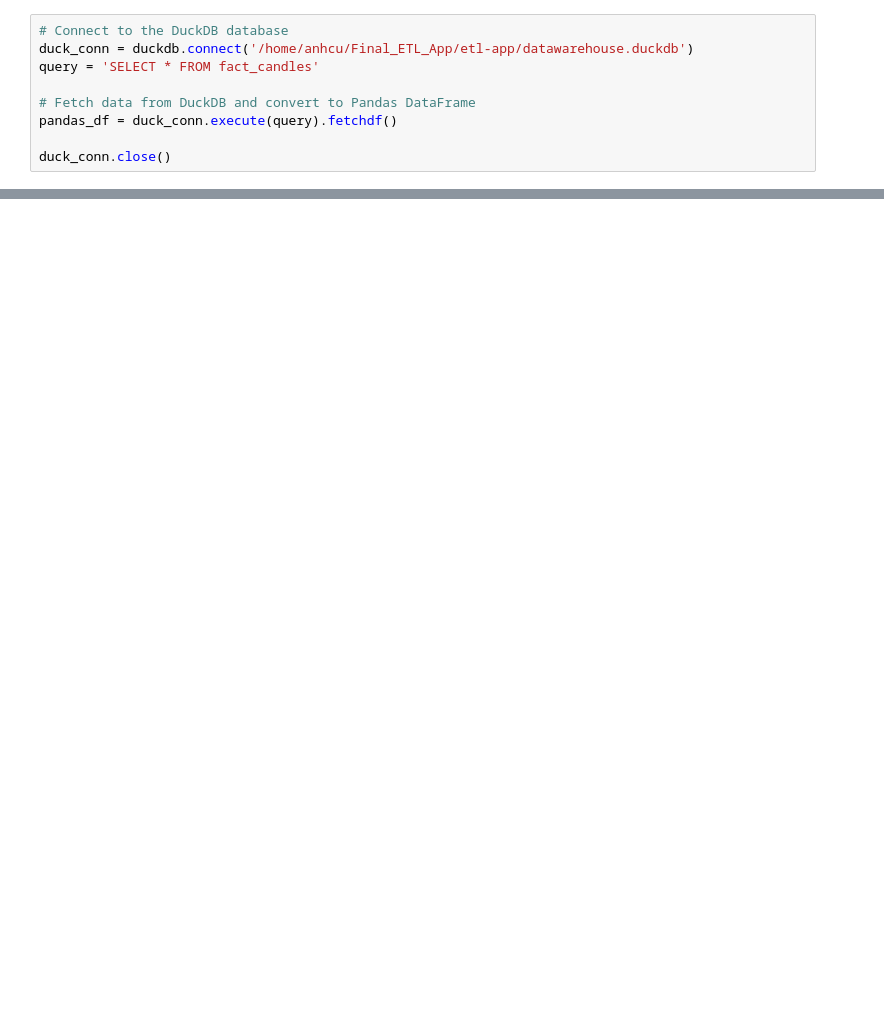
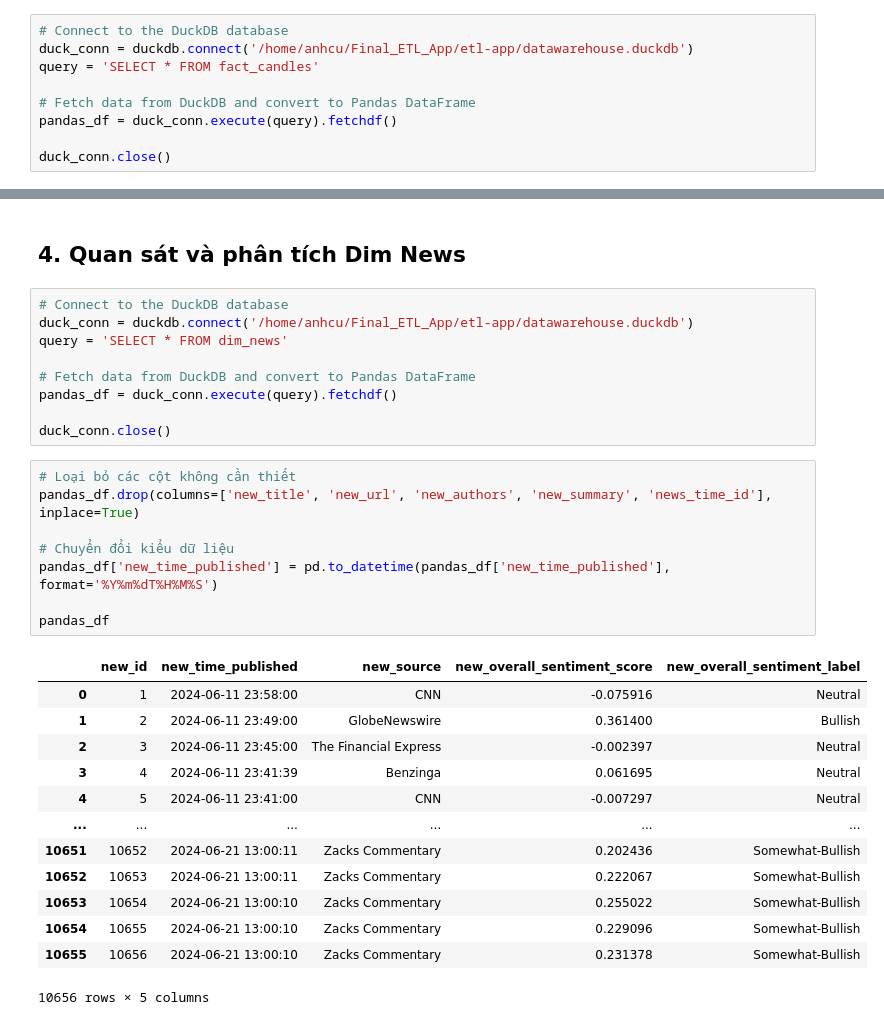
Before and after one commit to huylenhat0909/Final_ETL_App, a Jupyter notebook: etl-app/notebook/analyse.ipynb, the cells around one changed output, grey strips where cells are left out. Saved outputs shown, nothing was run; the diff lists cells and outputs as text; blank space fills up the shorter version.

```diff
--- a/etl-app/notebook/analyse.ipynb
+++ b/etl-app/notebook/analyse.ipynb
@@ -482,0 +551,33 @@ joined_df\
+# %% [markdown]
+## 4. Quan sát và phân tích Dim News
+# %%
+# Connect to the DuckDB database
+duck_conn = duckdb.connect('/home/anhcu/Final_ETL_App/etl-app/datawarehouse.duckdb')
+query = 'SELECT * FROM dim_news'
+
+# Fetch data from DuckDB and convert to Pandas DataFrame
+pandas_df = duck_conn.execute(query).fetchdf()
+
+duck_conn.close()
+# %%
+# Loại bỏ các cột không cần thiết
+pandas_df.drop(columns=['new_title', 'new_url', 'new_authors', 'new_summary', 'news_time_id'], inplace=True)
+
+# Chuyển đổi kiểu dữ liệu
+pandas_df['new_time_published'] = pd.to_datetime(pandas_df['new_time_published'], format='%Y%m%dT%H%M%S')
+
+pandas_df
+# %% [output]
+|  | new_id | new_time_published | new_source | new_overall_sentiment_score | new_overall_sentiment_label |
+| 0 | 1 | 2024-06-11 23:58:00 | CNN | -0.075916 | Neutral |
+| 1 | 2 | 2024-06-11 23:49:00 | GlobeNewswire | 0.361400 | Bullish |
+| 2 | 3 | 2024-06-11 23:45:00 | The Financial Express | -0.002397 | Neutral |
+| 3 | 4 | 2024-06-11 23:41:39 | Benzinga | 0.061695 | Neutral |
+| 4 | 5 | 2024-06-11 23:41:00 | CNN | -0.007297 | Neutral |
+| ... | ... | ... | ... | ... | ... |
+| 10651 | 10652 | 2024-06-21 13:00:11 | Zacks Commentary | 0.202436 | Somewhat-Bullish |
+| 10652 | 10653 | 2024-06-21 13:00:11 | Zacks Commentary | 0.222067 | Somewhat-Bullish |
+| 10653 | 10654 | 2024-06-21 13:00:10 | Zacks Commentary | 0.255022 | Somewhat-Bullish |
+| 10654 | 10655 | 2024-06-21 13:00:10 | Zacks Commentary | 0.229096 | Somewhat-Bullish |
+| 10655 | 10656 | 2024-06-21 13:00:10 | Zacks Commentary | 0.231378 | Somewhat-Bullish |
+10656 rows × 5 columns
```
Also changed, not shown: parts of 31 cells of this notebook.
